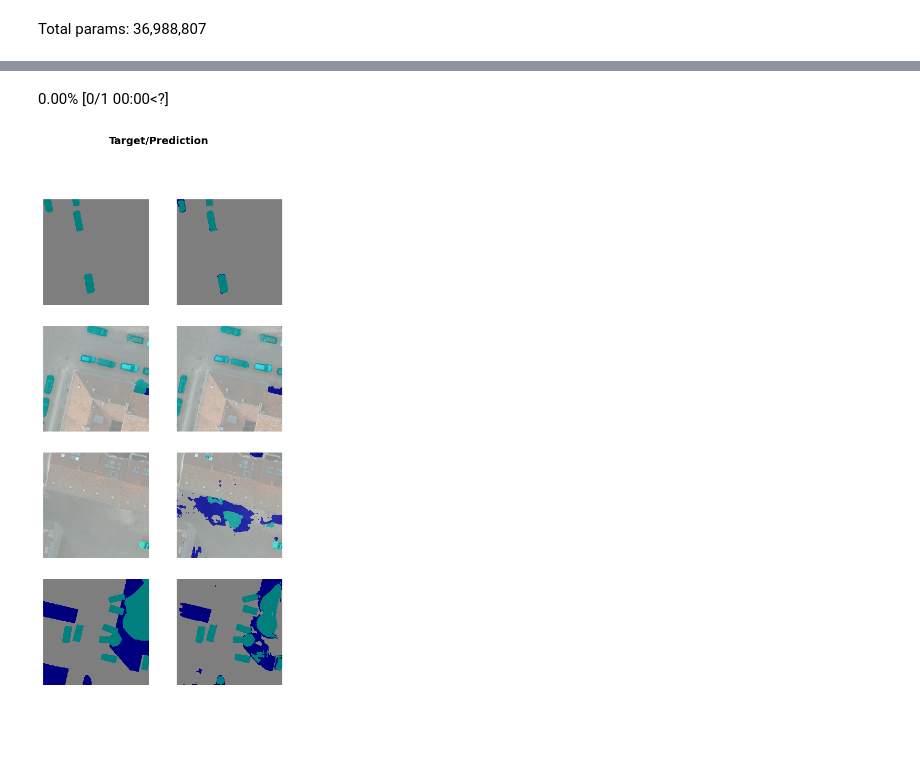
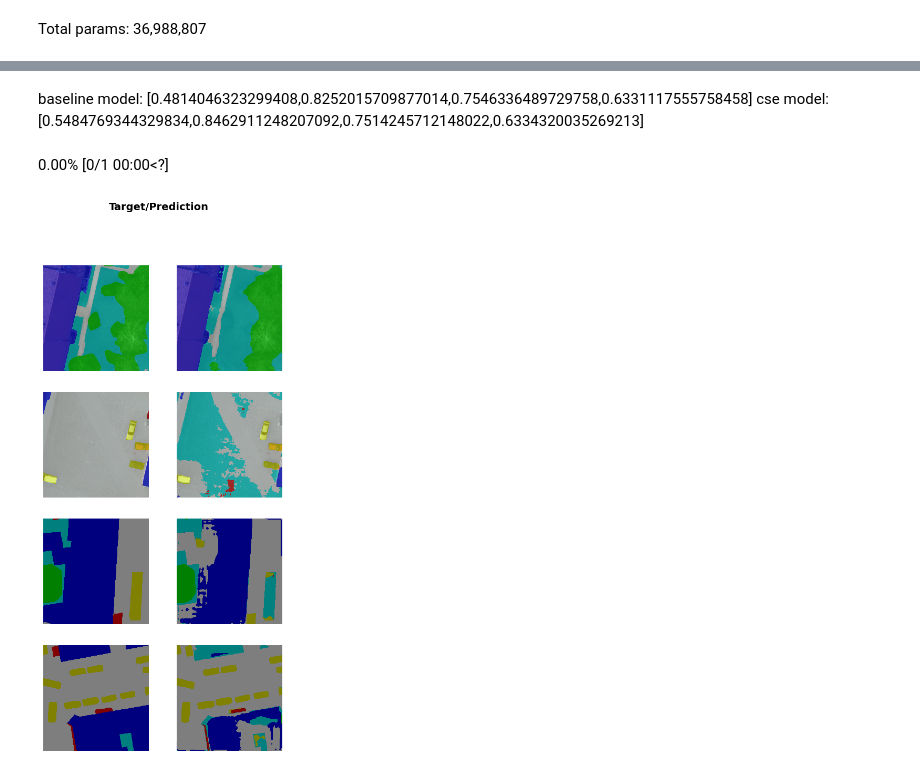
Before and after one commit to mzsuetam/computational-intelligence-proj, a Jupyter notebook: notebooks/segmentation.ipynb, the cells around one changed output, grey strips where cells are left out. Drawn from its saved outputs; the diff is of its cells as text; code cells hidden in the pictures; blank space fills up the shorter version.

```diff
--- a/notebooks/segmentation.ipynb
+++ b/notebooks/segmentation.ipynb
@@ -661,4 +610,6 @@ suggested_lr = learn_cse.lr_find()
+# %%
+suggested_lr = None # bacause it was 0.001 in the paper
 # %%
-lr = suggested_lr.valley if suggested_lr is not None else 2.5e-3
+lr = suggested_lr.valley if suggested_lr is not None else 2.5e-4
 print(f"Using learning rate: {lr} {'(hardcoded)' if suggested_lr is None else '(suggested)'}")
 # %% [output]
@@ -707,3 +635,0 @@ KeyboardInterrupt:
-# %%
-learn_cse.load('best_segmentation')
-learn_cse.loss_func = loss_func # missing decode method
@@ -709,0 +638,3 @@ learn_cse.loss_func = loss_func # missing decode method
+# %%
+# learn_loaded = learn.load('baseline_best', weights_only=False).to_fp16()
+learn_loaded = learn_cse.load('cse_best', weights_only=False).to_fp16()
@@ -710,8 +646,11 @@ learn_cse.loss_func = loss_func # missing decode method
+# %% [markdown]
+baseline model:  [0.4814046323299408,0.8252015709877014,0.7546336489729758,0.6331117555758458]
+cse model:       [0.5484769344329834,0.8462911248207092,0.7514245712148022,0.6334320035269213]
 # %%
-learn_cse.show_results(max_n=4, **potsdam_plot_kwargs)
+learn_loaded.show_results(max_n=4, **potsdam_plot_kwargs)
 # %% [output]
 0.00% [0/1 00:00<?]
-[figure, old version]
+[figure, new version]
 # %%
 import utils.segmentation_interpretation as segm_utils
 import importlib
```
Also changed, not shown: parts of 15 cells of this notebook, 8 other files.
